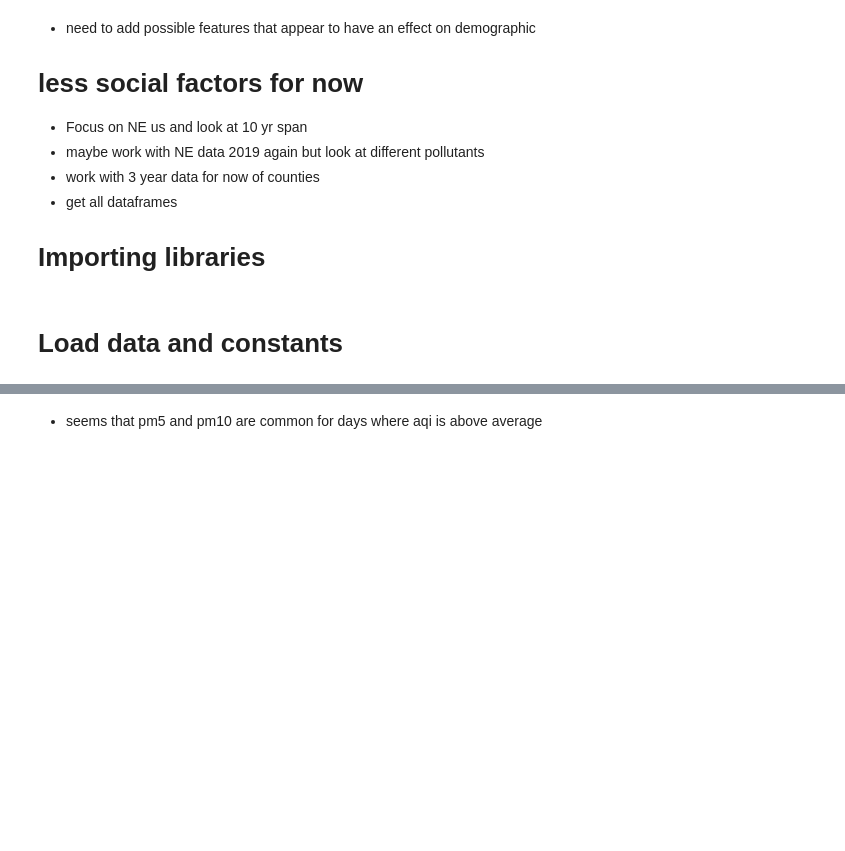
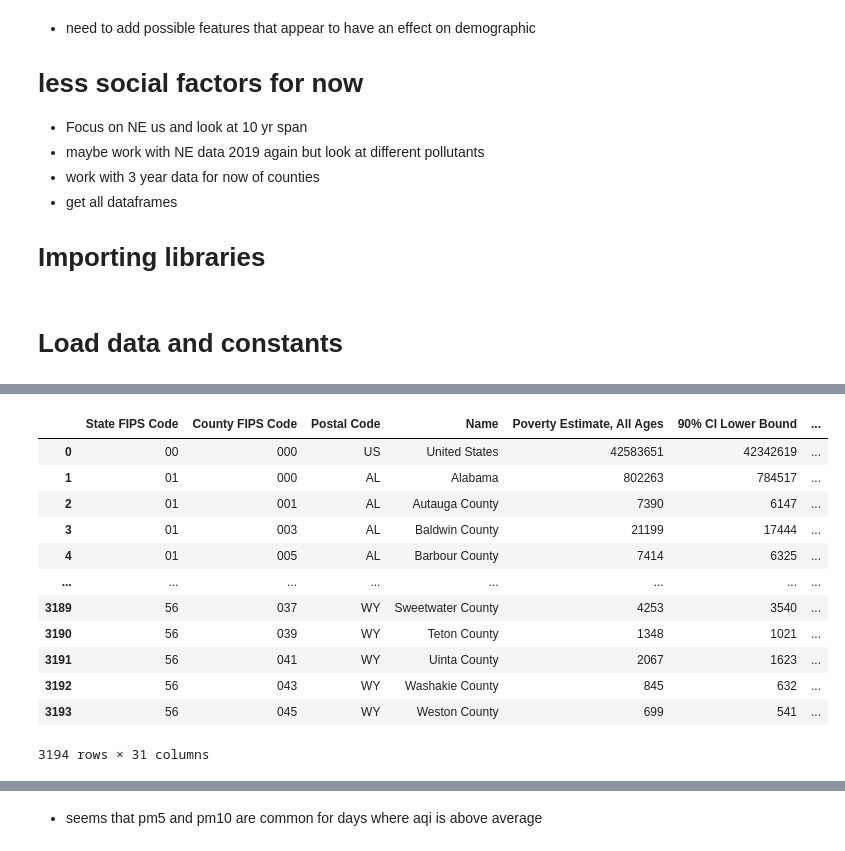
Before and after one commit to willkchan/Pollution-Forecast, a Jupyter notebook: src/preparation/Data_Wrangling7.ipynb, the cells around one changed output, grey strips where cells are left out. Saved outputs shown, nothing was run; the diff lists cells and outputs as text; code cells hidden in the pictures; blank space fills up the shorter version.

```diff
--- a/src/preparation/Data_Wrangling7.ipynb
+++ b/src/preparation/Data_Wrangling7.ipynb
@@ -32,24 +32,23 @@ NORTH_EAST = [MA, CT, ME, NY, NH, NJ, PA, VT, DE, MD]
 RI, FL,GA, NC, SC = [44, 12, 13, 37, 45] # midatlantic
 AL, KY, MS, TN, WV = [1, 21, 29, 47, 45] # south east
 IL, IN, IA, KS, MI,MN = [17, 18, 19, 20, 26, 27] # mid_west
+
+
 daily_aqi_by_county_2017 = pd.read_csv('../../data/raw/daily_aqi_by_county_2017.csv')
 daily_aqi_by_county_2018 = pd.read_csv('../../data/raw/daily_aqi_by_county_2018.csv')
 daily_aqi_by_county_2019 = pd.read_csv('../../data/raw/daily_aqi_by_county_2019.csv')
 
 county_demographic = pd.read_csv('../../data/raw/county_cc-est2019-alldata.csv', encoding='latin-1')
 
-unemployment = pd.read_excel('../../data/raw/Unemployment.xls', header=0)
-poverty_levels = pd.read_excel('../../data/raw/PovertyEstimates.xls', header=0)
+unemployment = pd.read_excel('../../data/raw/Unemployment.xls', header=None, sheet_name=0)
+
+# Small area income and poverty estimates
+saipe2017 = pd.read_excel('../../data/raw/saipe_economic/est17all.xls')
+saipe2018 = pd.read_excel('../../data/raw/saipe_economic/est18all.xls')
+saipe2019 = pd.read_excel('../../data/raw/saipe_economic/est19all.xls')
+
+educ_vehicle_2017 = pd.read_csv('../../data/processed/acs1_edu_vehicle2017.csv')
+educ_vehicle_2018 = pd.read_csv('../../data/processed/acs1_edu_vehicle2018.csv')
+educ_vehicle_2019 = pd.read_csv('../../data/processed/acs1_edu_vehicle2019.csv')
 
 annual_income_by_county = pd.read_csv('../../data/raw/CAINC1__ALL_AREAS_1969_2019.csv', encoding='latin-1')
-
-def remove_col(df, col_name):
-    '''Returns a dataframe with removed column or columns from old dataframe'''
-    new_df = df.copy()
-
-    if(type(col_name) != str and len(col_name) > 1):
-        for index in col_name:
-            new_df = new_df.drop(str(index), axis=1)
-    else:
-        new_df = new_df.drop(str(col_name), axis=1)
-    return new_df
@@ -55,0 +212,23 @@ def remove_col(df, col_name):
+# %%
+# clean up saipe data 2017
+
+saipe_header = saipe2017.iloc[2, :].values
+saipe_header
+saipe2017.columns = saipe_header
+saipe2017.drop([0,1,2], inplace=True)
+saipe2017.reset_index(drop=True, inplace=True)
+saipe2017
+# %% [output]
+|  | State FIPS Code | County FIPS Code | Postal Code | Name | Poverty Estimate, All Ages | 90% CI Lower Bound | ... |
+| 0 | 00 | 000 | US | United States | 42583651 | 42342619 | ... |
+| 1 | 01 | 000 | AL | Alabama | 802263 | 784517 | ... |
+| 2 | 01 | 001 | AL | Autauga County | 7390 | 6147 | ... |
+| 3 | 01 | 003 | AL | Baldwin County | 21199 | 17444 | ... |
+| 4 | 01 | 005 | AL | Barbour County | 7414 | 6325 | ... |
+| ... | ... | ... | ... | ... | ... | ... | ... |
+| 3189 | 56 | 037 | WY | Sweetwater County | 4253 | 3540 | ... |
+| 3190 | 56 | 039 | WY | Teton County | 1348 | 1021 | ... |
+| 3191 | 56 | 041 | WY | Uinta County | 2067 | 1623 | ... |
+| 3192 | 56 | 043 | WY | Washakie County | 845 | 632 | ... |
+| 3193 | 56 | 045 | WY | Weston County | 699 | 541 | ... |
+3194 rows × 31 columns
```
Also changed, not shown: parts of 23 cells of this notebook, 1 other file.
